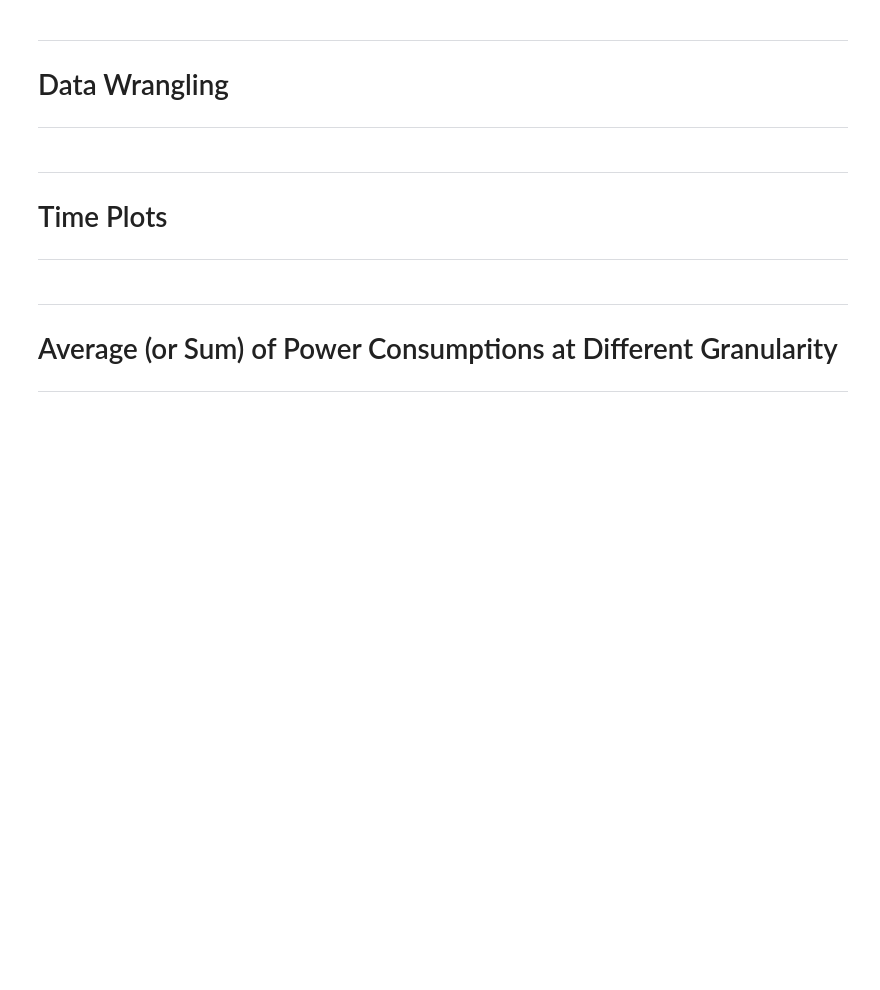
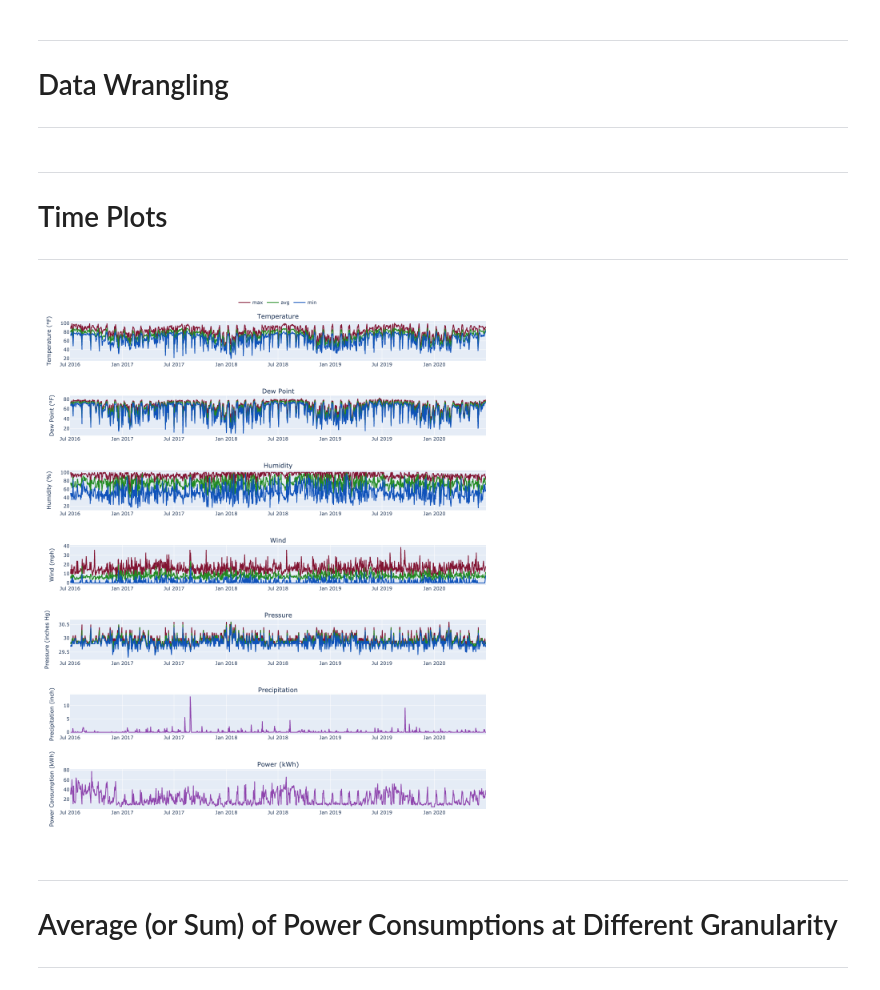
Before and after one commit to jazz-2021/project, a Jupyter notebook: time_series/residential_power/residential_power.ipynb, the cells around one changed output. Cells and saved outputs as stored; diff of their text form; code cells hidden in the pictures; blank space fills up the shorter version.

Commit message:
Add image renderer for plots.

```diff
--- a/time_series/residential_power/residential_power.ipynb
+++ b/time_series/residential_power/residential_power.ipynb
@@ -182,35 +182,37 @@ for ii in range(len(power_weather_cols)):
             go.Scatter(x=power_weather["weather_date"], y=power_weather[col],
                        line=dict(color=color), showlegend=True if (ii<3) else False,
                        legendgroup=group_title, name=group_title
                        ),
             row=ind,
             col=1
         )
 
     else:
 
         fig_1.add_trace(
             go.Scatter(x=power_weather["weather_date"], y=power_weather[col],
                        line=dict(color=color), showlegend=True if (ii<3) else False,
                        legendgroup=group_title, name=group_title
                        ),
             row=ind,
             col=1
         )
 
 
 fig_1.update_yaxes(title_text="Temperature (\xb0F)", row=1)
 fig_1.update_yaxes(title_text="Dew Point (\xb0F)", row=2)
 fig_1.update_yaxes(title_text="Humidity (%)", row=3)
 fig_1.update_yaxes(title_text="Wind (mph)", row=4)
 fig_1.update_yaxes(title_text="Pressure (inches Hg)", row=5)
 fig_1.update_yaxes(title_text="Precipitation (inch)", row=6)
 fig_1.update_yaxes(title_text="Power Consumption (kWh)", row=7)
 
 
-fig_1.update_layout(height=1400,
+fig_1.update_layout(height=1400, width=1200,
                     legend=dict(yanchor="top", y=1.05, xanchor="left", x=0.4, orientation="h"))
-fig_1.show()
+fig_1.show(renderer="png")
+# %% [output]
+[figure, added]
 # %% [markdown]
 ---
 # Average (or Sum) of Power Consumptions at Different Granularity
```
Also changed, not shown: parts of 7 cells of this notebook.
